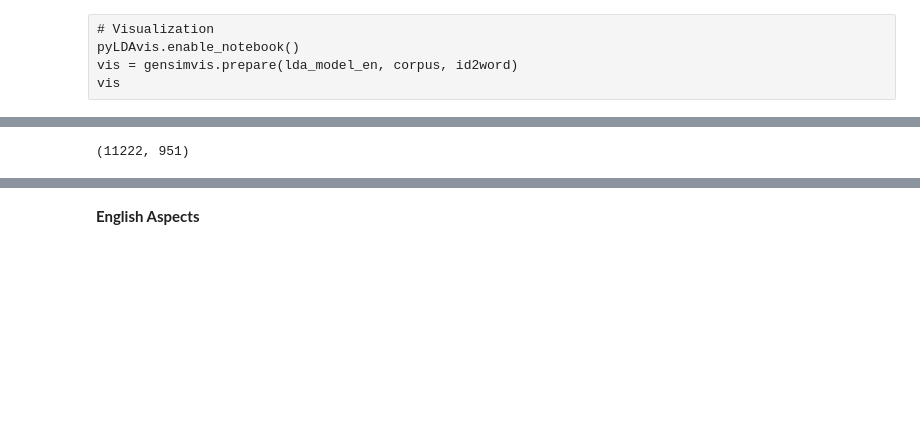
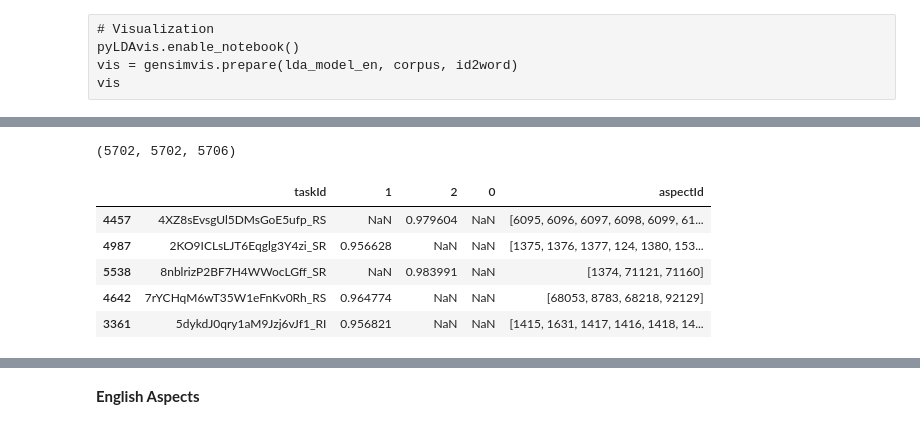
Before and after one commit to ghalifaten/master_thesis, a Jupyter notebook: 5_LDA.ipynb, the cells around one changed output, grey strips where cells are left out. Cells and saved outputs as stored; diff of their text form; code cells hidden in the pictures; blank space fills up the shorter version.

```diff
--- a/5_LDA.ipynb
+++ b/5_LDA.ipynb
@@ -287,0 +242,3 @@ len(df_aspects.taskId.unique())
+# %%
+df_task_to_aspects = df_taskaspects.groupby(by="taskId")["aspectId"].apply(list).reset_index()
+df_task_to_aspects.head()
@@ -288,4 +252,17 @@ len(df_aspects.taskId.unique())
+# %%
+len(df_tasks_topics), len(df_tasks_topics.taskId.unique()), len(df_task_to_aspects)
+# %% [output]
+(5702, 5702, 5706)
 # %%
-pd.merge(df_tasks_topics, df_aspects, on="taskId", how="inner")
+df_task_topic_aspect = pd.merge(df_tasks_topics,
+                                df_task_to_aspects,
+                                on="taskId",
+                                how="inner").drop(columns=["index"])
+df_task_topic_aspect.sample(5)
 # %% [output]
-(11222, 951)
+|  | taskId | 1 | 2 | 0 | aspectId |
+| 4457 | 4XZ8sEvsgUl5DMsGoE5ufp_RS | NaN | 0.979604 | NaN | [6095, 6096, 6097, 6098, 6099, 61... |
+| 4987 | 2KO9ICLsLJT6Eqglg3Y4zi_SR | 0.956628 | NaN | NaN | [1375, 1376, 1377, 124, 1380, 153... |
+| 5538 | 8nblrizP2BF7H4WWocLGff_SR | NaN | 0.983991 | NaN | [1374, 71121, 71160] |
+| 4642 | 7rYCHqM6wT35W1eFnKv0Rh_RS | 0.964774 | NaN | NaN | [68053, 8783, 68218, 92129] |
+| 3361 | 5dykdJ0qry1aM9Jzj6vJf1_RI | 0.956821 | NaN | NaN | [1415, 1631, 1417, 1416, 1418, 14... |
```
Also changed, not shown: parts of 34 cells of this notebook, 40 other files.
